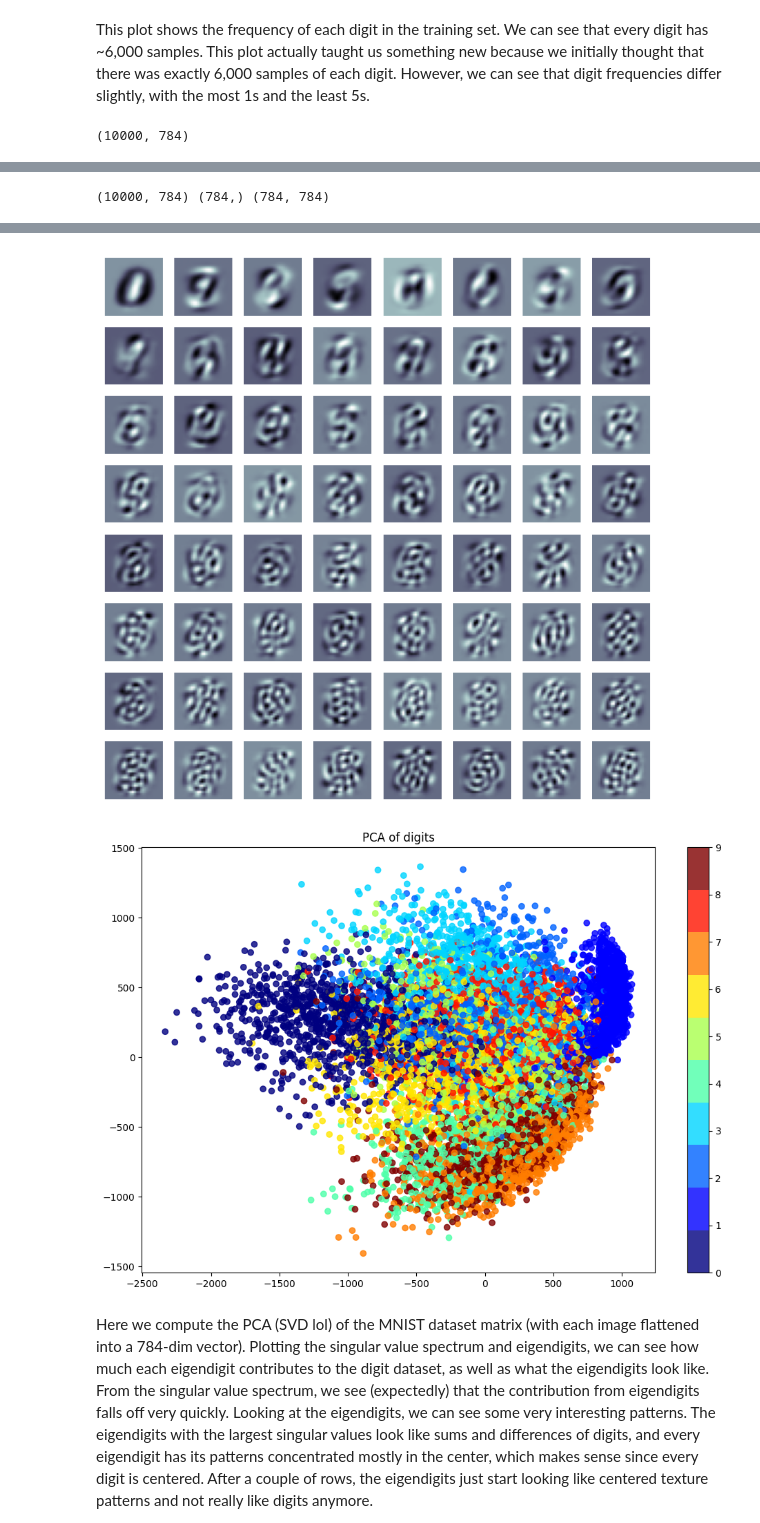
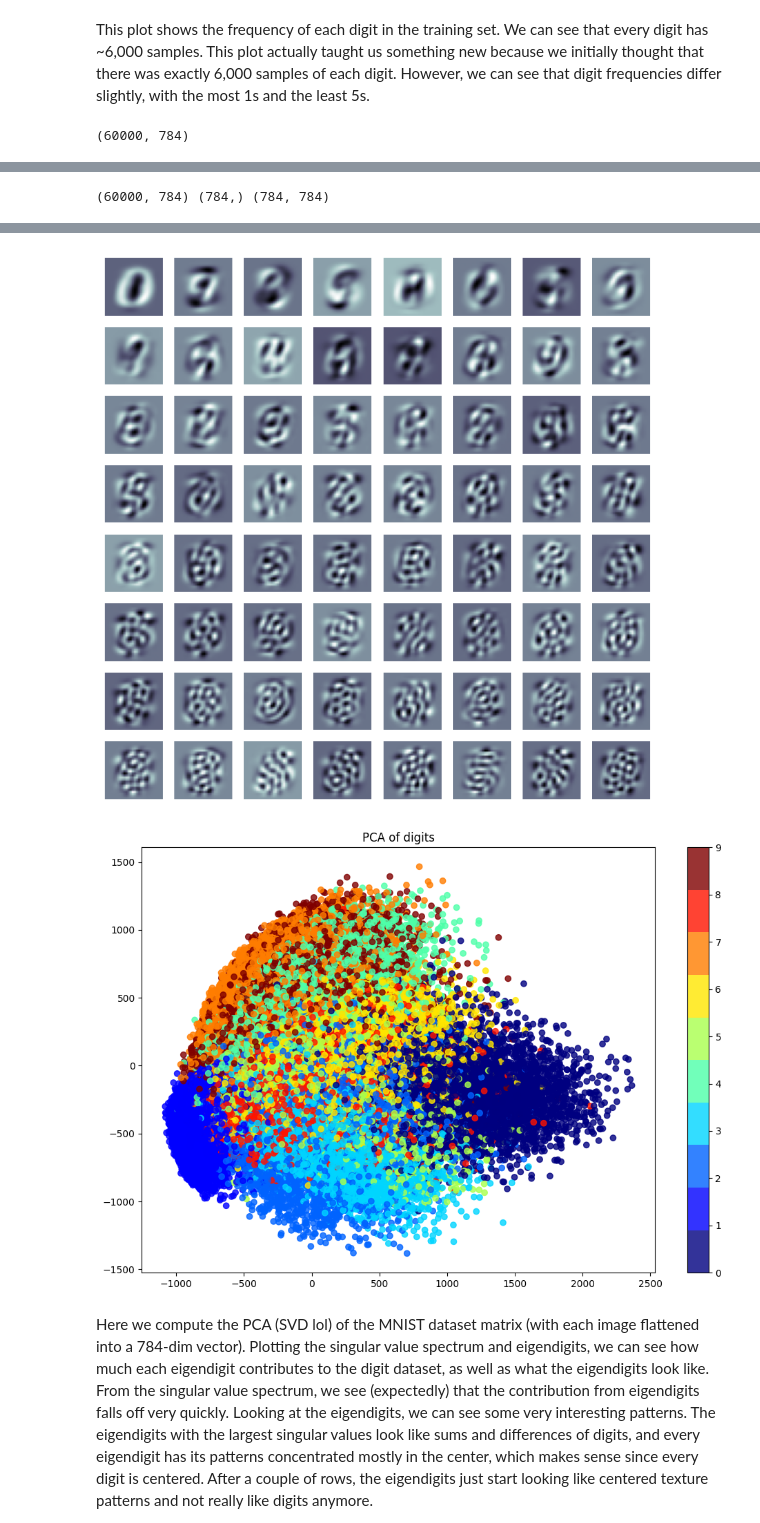
Before and after one commit to gordonbchen/bml, a Jupyter notebook: diffusion/proj1.ipynb, the cells around one changed output, grey strips where cells are left out. Saved outputs shown, nothing was run; the diff lists cells and outputs as text; code cells hidden in the pictures.

Commit message:
pca and plot all points

```diff
--- a/diffusion/proj1.ipynb
+++ b/diffusion/proj1.ipynb
@@ -55,7 +55,7 @@ plt.show()
 # %% [markdown]
 This plot shows the frequency of each digit in the training set. We can see that every digit has ~6,000 samples. This plot actually taught us something new because we initially thought that there was exactly 6,000 samples of each digit. However, we can see that digit frequencies differ slightly, with the most 1s and the least 5s.
 # %%
-N_POINTS = 10000
+N_POINTS = 60000
 M = images[:N_POINTS].reshape(-1, 784).astype(np.float32)
 M = M - M.mean(axis=0, keepdims=True)
 print(M.shape)
@@ -88,6 +88,6 @@ plt.colorbar(sc)
 plt.title("PCA of digits")
 plt.show();
 # %% [output]
-(10000, 784)
+(60000, 784)
 [figure]
-(10000, 784) (784,) (784, 784)
+(60000, 784) (784,) (784, 784)
@@ -95,5 +95,5 @@ plt.show();
-[figure, old version]
+[figure, new version]
-[figure, old version]
+[figure, new version]
 # %% [markdown]
 Here we compute the PCA (SVD lol) of the MNIST dataset matrix (with each image flattened into a 784-dim vector). Plotting the singular value spectrum and eigendigits, we can see how much each eigendigit contributes to the digit dataset, as well as what the eigendigits look like. From the singular value spectrum, we see (expectedly) that the contribution from eigendigits falls off very quickly. Looking at the eigendigits, we can see some very interesting patterns. The eigendigits with the largest singular values look like sums and differences of digits, and every eigendigit has its patterns concentrated mostly in the center, which makes sense since every digit is centered. After a couple of rows, the eigendigits just start looking like centered texture patterns and not really like digits anymore.
 
```
Also changed, not shown: parts of 1 cell of this notebook.
